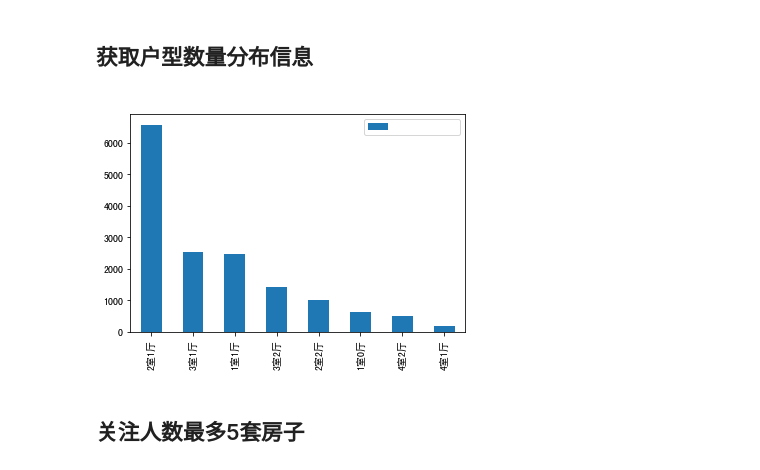
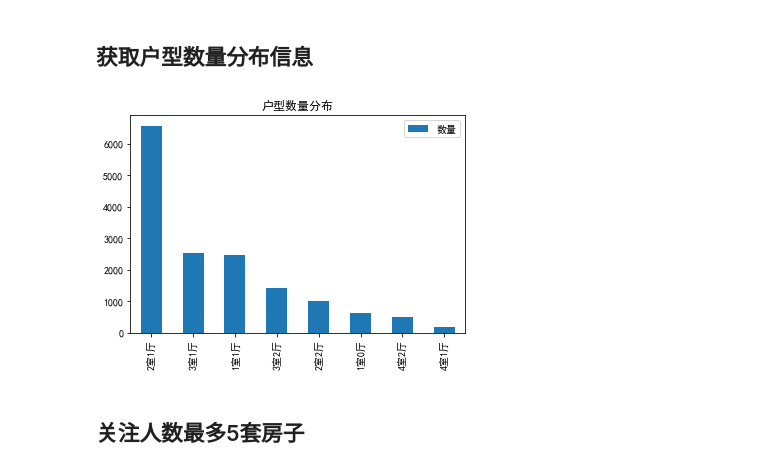
Before and after one commit to Kyofin/Data-Analysis, a Jupyter notebook: 链家jupty数据分析/lianjia.ipynb, the cells around one changed output. Cells and saved outputs as stored; diff of their text form; code cells hidden in the pictures.

```diff
--- a/链家jupty数据分析/lianjia.ipynb
+++ b/链家jupty数据分析/lianjia.ipynb
@@ -89,11 +89,11 @@ house.sort_values('totalPrice',ascending=False).head(5)
 ## 获取户型数量分布信息
 # %%
 housetype = house['housetype'].value_counts()
-housetype.head(8).plot(kind='bar',x='housetype',y='size', title='户型数量分布')
-plt.legend(['数量'])
+housetype.head(8).plot(kind='bar',x='housetype',y='size', title=u'户型数量分布')
+plt.legend([u'数量'])
 plt.show()
 # %% [output]
-[figure, old version]
+[figure, new version]
 # %% [markdown]
 ## 关注人数最多5套房子
 # %%
```
Also changed, not shown: parts of 9 cells of this notebook, 1 other file.
